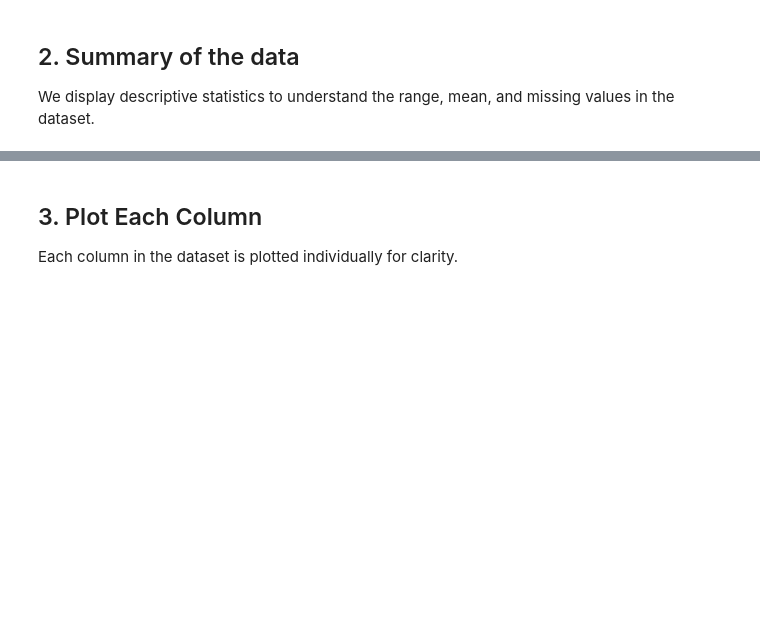
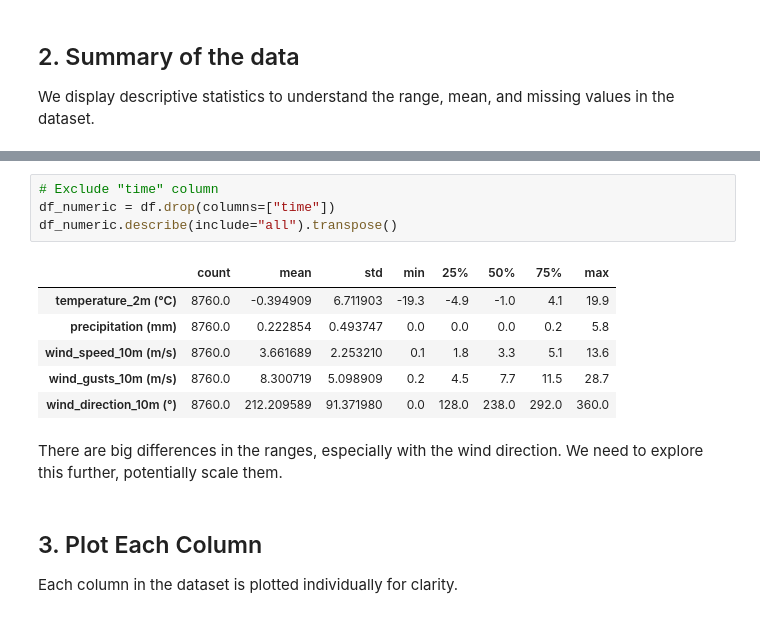
Before and after one commit to sofielauvaas/IND320_sofielauvaas_project, a Jupyter notebook: notebook.ipynb, the cells around one changed output, grey strips where cells are left out. Saved outputs shown, nothing was run; the diff lists cells and outputs as text; blank space fills up the shorter version.

```diff
--- a/notebook.ipynb
+++ b/notebook.ipynb
@@ -80,3 +72,16 @@ df.describe(include="all").transpose()
+# %%
+# Exclude "time" column
+df_numeric = df.drop(columns=["time"])
+df_numeric.describe(include="all").transpose()
+# %% [output]
+|  | count | mean | std | min | 25% | 50% | 75% | max |
+| temperature_2m (°C) | 8760.0 | -0.394909 | 6.711903 | -19.3 | -4.9 | -1.0 | 4.1 | 19.9 |
+| precipitation (mm) | 8760.0 | 0.222854 | 0.493747 | 0.0 | 0.0 | 0.0 | 0.2 | 5.8 |
+| wind_speed_10m (m/s) | 8760.0 | 3.661689 | 2.253210 | 0.1 | 1.8 | 3.3 | 5.1 | 13.6 |
+| wind_gusts_10m (m/s) | 8760.0 | 8.300719 | 5.098909 | 0.2 | 4.5 | 7.7 | 11.5 | 28.7 |
+| wind_direction_10m (°) | 8760.0 | 212.209589 | 91.371980 | 0.0 | 128.0 | 238.0 | 292.0 | 360.0 |
+# %% [markdown]
+There are big differences in the ranges, especially with the wind direction. We need to explore this further, potentially scale them.
 # %% [markdown]
 ## 3. Plot Each Column
 Each column in the dataset is plotted individually for clarity.
```
Also changed, not shown: parts of 9 cells of this notebook, 1 other file.
